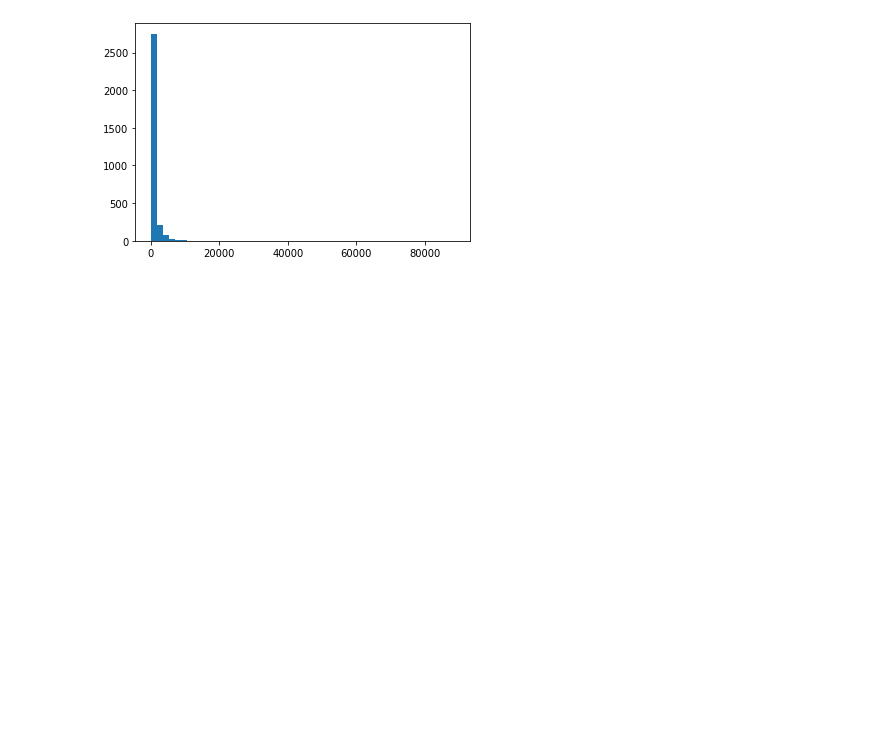
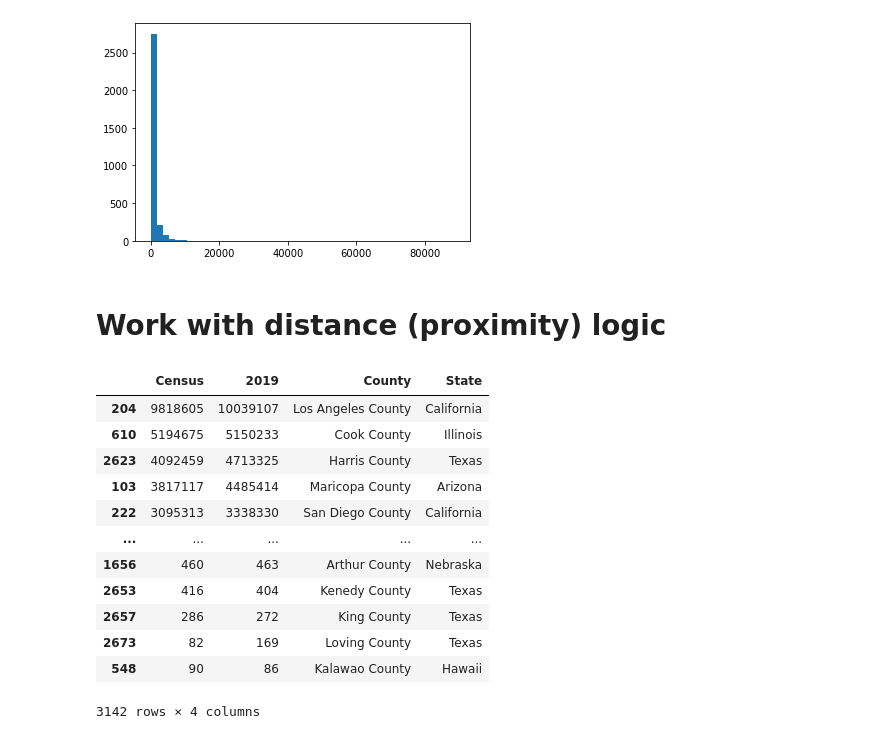
Before and after one commit to sbs87/MIT_COVID19, a Jupyter notebook: covid19_TestingData.ipynb, the cells around one changed output. Drawn from its saved outputs; the diff is of its cells as text; code cells hidden in the pictures; blank space fills up the shorter version.

Commit message:
data_cleaned

```diff
--- a/covid19_TestingData.ipynb
+++ b/covid19_TestingData.ipynb
@@ -192,3 +194,33 @@ plt.hist(County_Areas['Area (sqmi)'],bins=50)
 plt.show()
 # %% [output]
 [figure]
+# %% [markdown]
+# Work with distance (proximity) logic
+# %%
+time_series = pd.read_csv('data/time_series_covid19_confirmed_US.csv')
+population = pd.read_csv('data/US_County_Population.txt',sep='\t')
+population = population[['Geographic Area','Census','2019']]
+# %%
+split_area = population['Geographic Area'].apply(lambda x: x.split(',')).to_list()
+population['County'] = np.array(split_area)[:,0]
+population['State'] = [val.strip() for val in np.array(split_area)[:,1]]
+population.drop('Geographic Area',axis=1,inplace=True)
+population['County'] = population['County'].apply(lambda x : x.replace('.',''))
+for col in ['Census','2019'] :
+    population[col] = population[col].apply(lambda x : x.replace(',','')).astype(int)
+# %%
+population.sort_values('2019',ascending=False)
+# %% [output]
+|  | Census | 2019 | County | State |
+| 204 | 9818605 | 10039107 | Los Angeles County | California |
+| 610 | 5194675 | 5150233 | Cook County | Illinois |
+| 2623 | 4092459 | 4713325 | Harris County | Texas |
+| 103 | 3817117 | 4485414 | Maricopa County | Arizona |
+| 222 | 3095313 | 3338330 | San Diego County | California |
+| ... | ... | ... | ... | ... |
+| 1656 | 460 | 463 | Arthur County | Nebraska |
+| 2653 | 416 | 404 | Kenedy County | Texas |
+| 2657 | 286 | 272 | King County | Texas |
+| 2673 | 82 | 169 | Loving County | Texas |
+| 548 | 90 | 86 | Kalawao County | Hawaii |
+3142 rows × 4 columns
```
Also changed, not shown: parts of 7 cells of this notebook, 4 other files.
